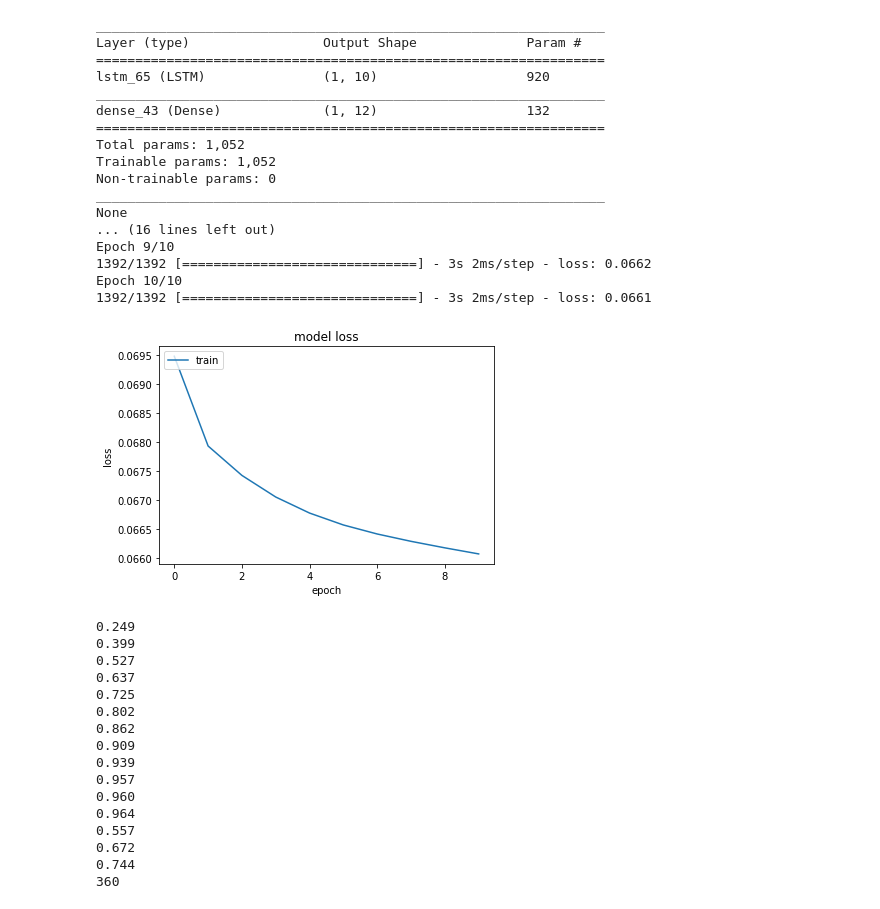
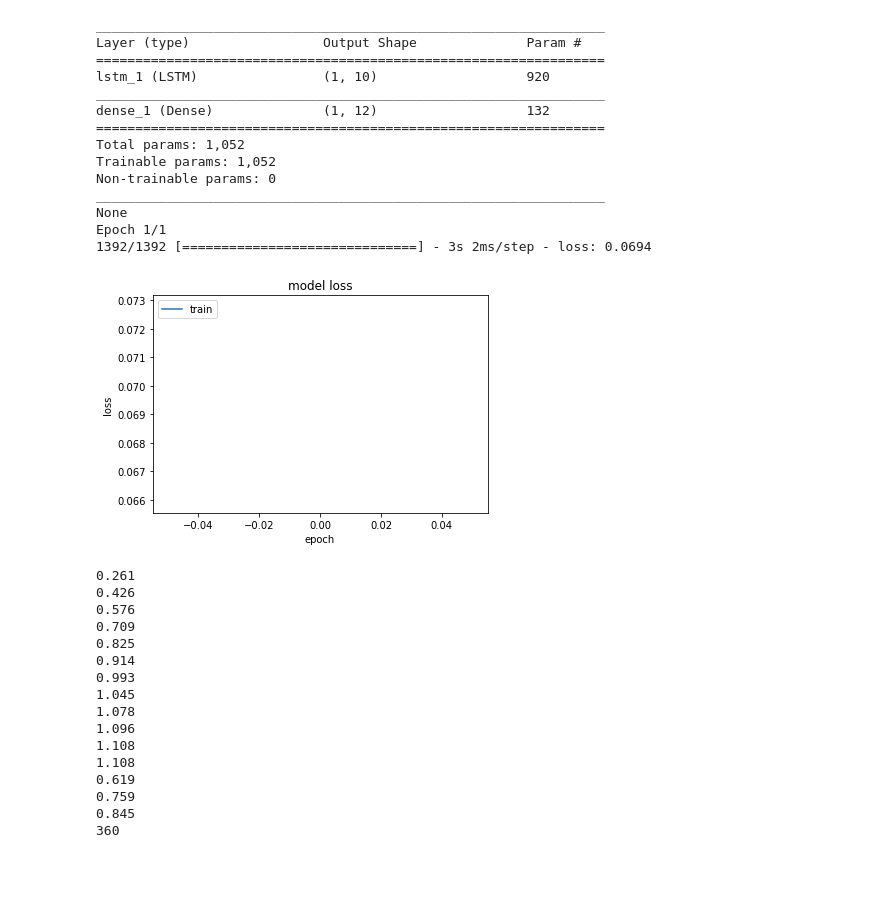
Before and after one commit to KrisCheng/Deep4Cli, a Jupyter notebook: single_nino_index/lstm_model/svms_timeseries.ipynb, the cells around one changed output. Saved outputs shown, nothing was run; the diff lists cells and outputs as text; code cells hidden in the pictures; blank space fills up the shorter version.

```diff
--- a/single_nino_index/lstm_model/svms_timeseries.ipynb
+++ b/single_nino_index/lstm_model/svms_timeseries.ipynb
@@ -215,7 +217,7 @@ series = read_csv('../../data/oni/csv/nino3_4_anomaly.csv', header=0, parse_date
 n_lag = 12
 n_seq = 12
 n_test = 360
-n_epochs = 10
+n_epochs = 1
 n_batch = 1
 n_neurons = 10
 
@@ -227,54 +229,51 @@ scaler, train, test = prepare_data(series, n_test, n_lag, n_seq)
 # fit model
 file_path = 'my_model.h5'
 
 if not os.path.exists(file_path):
     model = fit_lstm(train, n_lag, n_seq, n_batch, n_epochs, n_neurons)
     # model.save(file_path)
 else:
     model = load_model(file_path)
 
 # make forecasts
 forecasts = make_forecasts(model, n_batch, train, test, n_lag, n_seq)
 # inverse transform forecasts and test
 forecasts = inverse_transform(series, forecasts, scaler, n_test+11)
 actual = [row[n_lag:] for row in test]
 actual = inverse_transform(series, actual, scaler, n_test+11)
 # evaluate forecasts
 evaluate_forecasts(actual, forecasts, n_lag, n_seq)
 # plot forecasts
 plot_forecasts(series[-n_test:], forecasts, n_test+11)
 # %% [output]
 _________________________________________________________________
 Layer (type)                 Output Shape              Param #
 =================================================================
-lstm_65 (LSTM)               (1, 10)                   920
+lstm_1 (LSTM)                (1, 10)                   920
 _________________________________________________________________
-dense_43 (Dense)             (1, 12)                   132
+dense_1 (Dense)              (1, 12)                   132
 =================================================================
 Total params: 1,052
 Trainable params: 1,052
 Non-trainable params: 0
 _________________________________________________________________
 None
-... (16 lines left out)
-Epoch 9/10
-1392/1392 [==============================] - 3s 2ms/step - loss: 0.0662
-Epoch 10/10
-1392/1392 [==============================] - 3s 2ms/step - loss: 0.0661
+Epoch 1/1
+1392/1392 [==============================] - 3s 2ms/step - loss: 0.0694
-[figure, old version]
+[figure, new version]
-0.249
-0.399
-0.527
-0.637
-0.725
-0.802
-0.862
-0.909
-0.939
-0.957
-0.960
-0.964
-0.557
-0.672
-0.744
+0.261
+0.426
+0.576
+0.709
+0.825
+0.914
+0.993
+1.045
+1.078
+1.096
+1.108
+1.108
+0.619
+0.759
+0.845
 360
```
Also changed, not shown: parts of 2 cells of this notebook, 3 other files.
